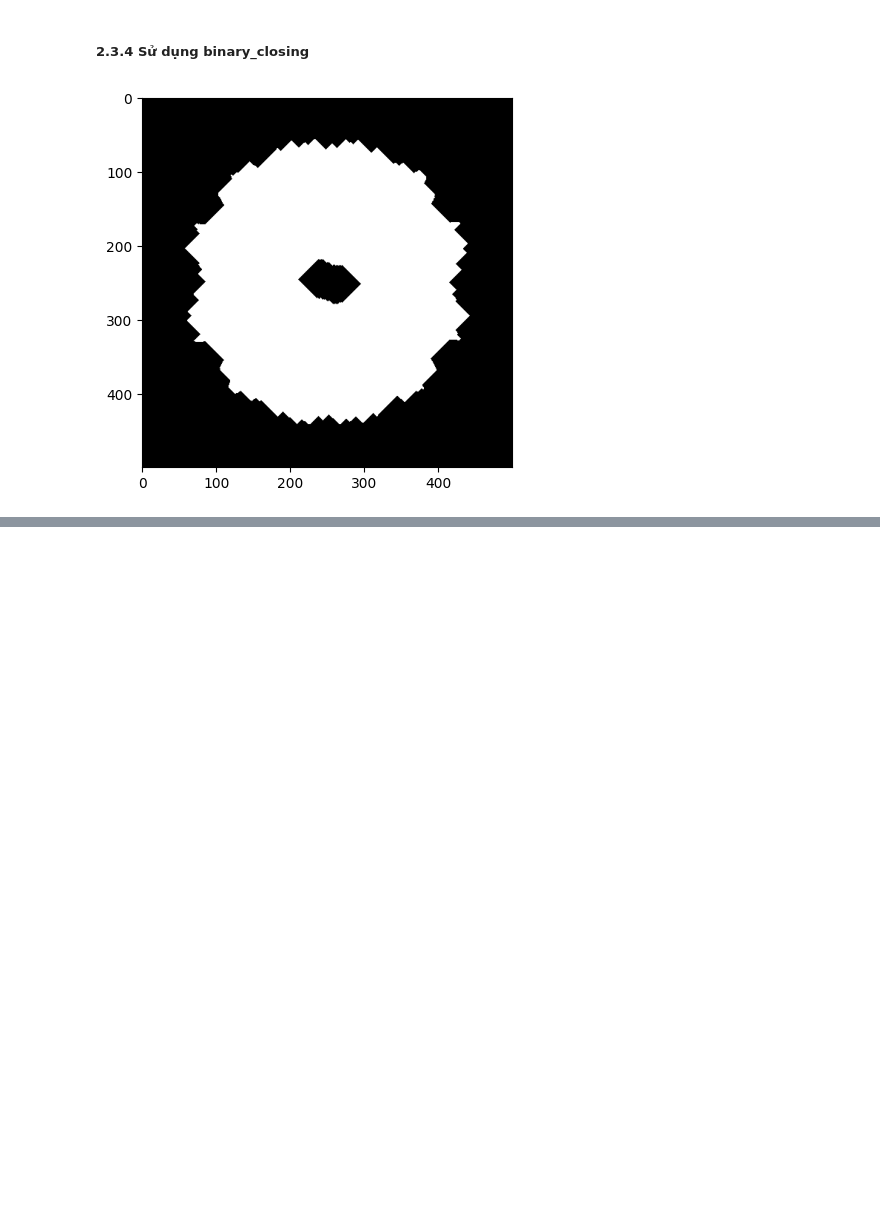
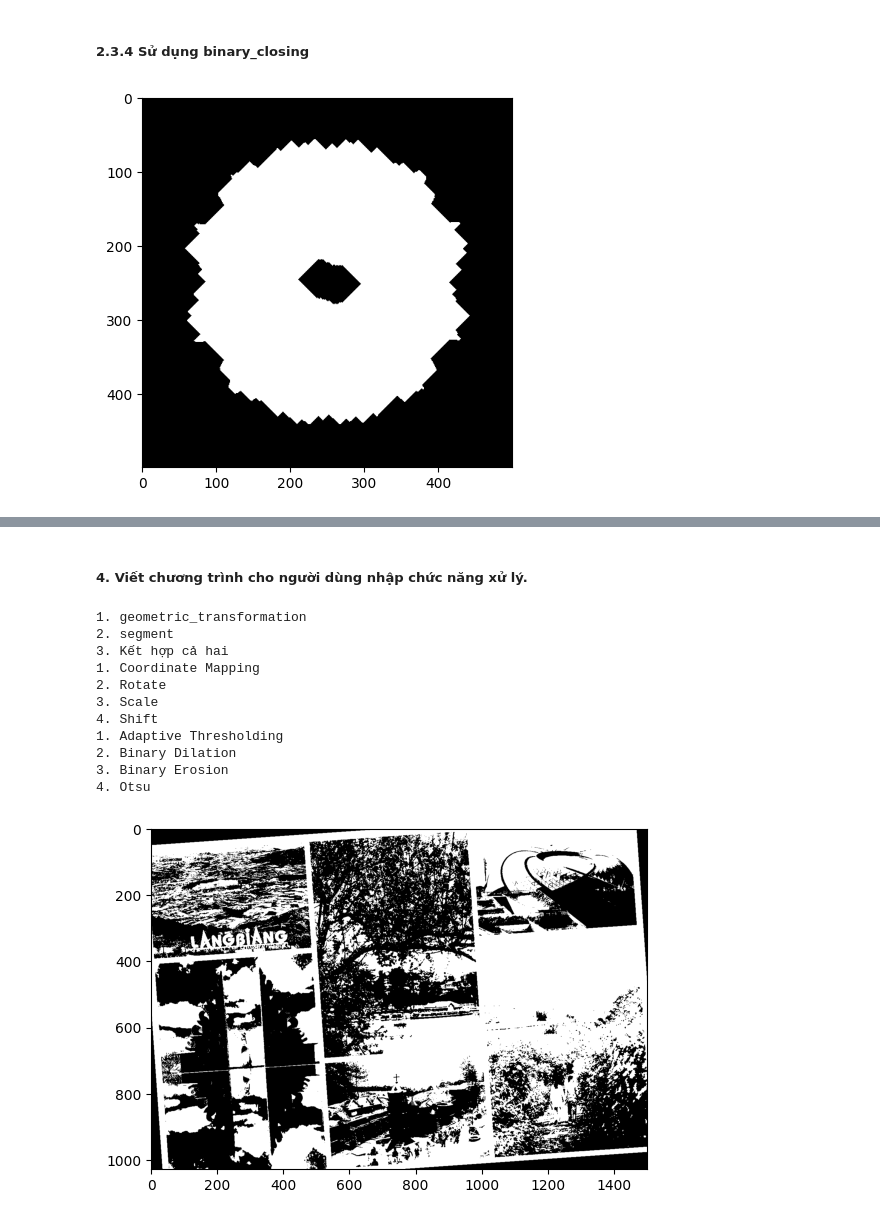
Before and after one commit to MyNameIsJeff2005/XuLyAnhSo, a Jupyter notebook: Lab6/BuoiLab4.ipynb, the cells around one changed output, grey strips where cells are left out. Drawn from its saved outputs; the diff is of its cells as text; code cells hidden in the pictures; blank space fills up the shorter version.

```diff
--- a/Lab6/BuoiLab4.ipynb
+++ b/Lab6/BuoiLab4.ipynb
@@ -163,0 +243,74 @@ plt.show()
+# %% [markdown]
+##### 4. Viết chương trình cho người dùng nhập chức năng xử lý.
+# %%
+import numpy as np
+import matplotlib.pyplot as plt
+from PIL import Image
+import scipy.ndimage as nd
+from skimage.filters import threshold_local, threshold_otsu
+
+def geometric_transformation(img):
+    print("1. Coordinate Mapping\n2. Rotate\n3. Scale\n4. Shift")
+    choice = int(input("Chọn phép biến đổi: "))
+    if choice == 2:
+        angle = float(input("Nhập góc xoay: "))
+        return nd.rotate(img, angle, reshape=False)
+    elif choice == 3:
+        scale = float(input("Nhập hệ số scale: "))
+        return nd.zoom(img, scale)
+    elif choice == 4:
+        dx = int(input("Nhập số pixel dịch phải: "))
+        dy = int(input("Nhập số pixel dịch xuống: "))
+        return nd.shift(img, (dy, dx))
+    else:
+        print("Chưa hỗ trợ phép này.")
+        return img
+
+def segment(img):
+    print("1. Adaptive Thresholding\n2. Binary Dilation\n3. Binary Erosion\n4. Otsu")
+    choice = int(input("Chọn phép phân vùng: "))
+    if choice == 1:
+        block = int(input("Nhập block size: "))
+        offset = int(input("Nhập offset: "))
+        thresh_img = threshold_local(img, block, offset=offset)
+        return img > thresh_img
+    elif choice == 2:
+        return nd.binary_dilation(img, iterations=5)
+    elif choice == 3:
+        return nd.binary_erosion(img, iterations=5)
+    elif choice == 4:
+        thres = threshold_otsu(img)
+        return img > thres
+    else:
+        print("Chưa hỗ trợ phép này.")
+        return img
+
+img = np.array(Image.open('exercise/dalat.jpg').convert('L'))
+print("1. geometric_transformation\n2. segment\n3. Kết hợp cả hai")
+main_choice = int(input("Chọn chức năng: "))
+
+if main_choice == 1:
+    result = geometric_transformation(img)
+elif main_choice == 2:
+    result = segment(img)
+elif main_choice == 3:
+    temp = geometric_transformation(img)
+    result = segment(temp)
+else:
+    result = img
+
+plt.imshow(result, cmap='gray')
+plt.show()
+# %% [output]
+1. geometric_transformation
+2. segment
+3. Kết hợp cả hai
+1. Coordinate Mapping
+2. Rotate
+3. Scale
+4. Shift
+1. Adaptive Thresholding
+2. Binary Dilation
+3. Binary Erosion
+4. Otsu
+[figure, added]
```
Also changed, not shown: parts of 10 cells of this notebook, 3 other files.
